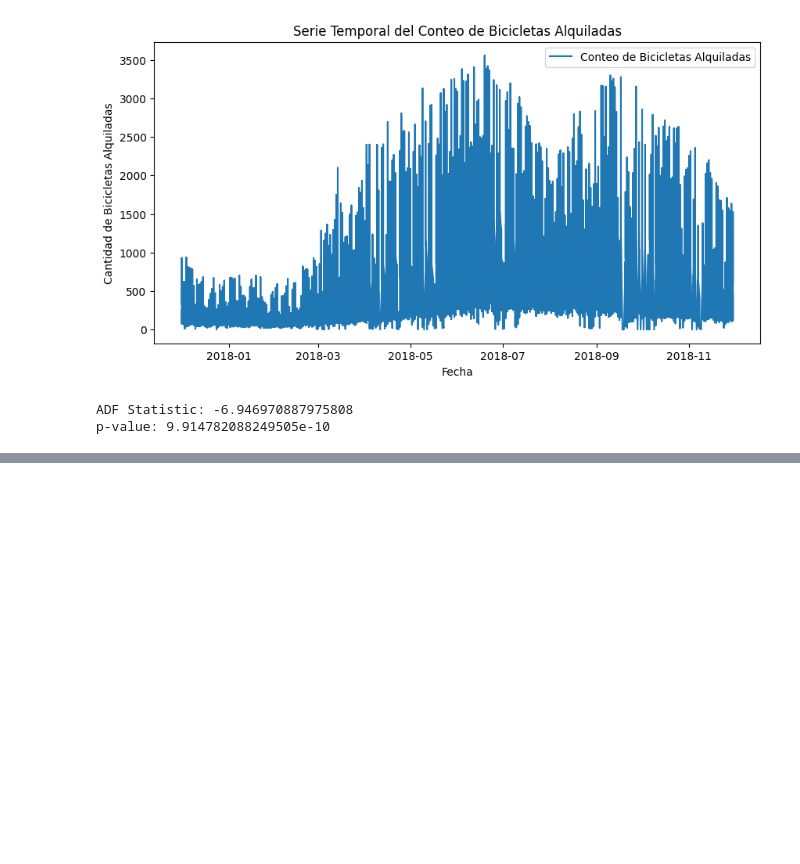
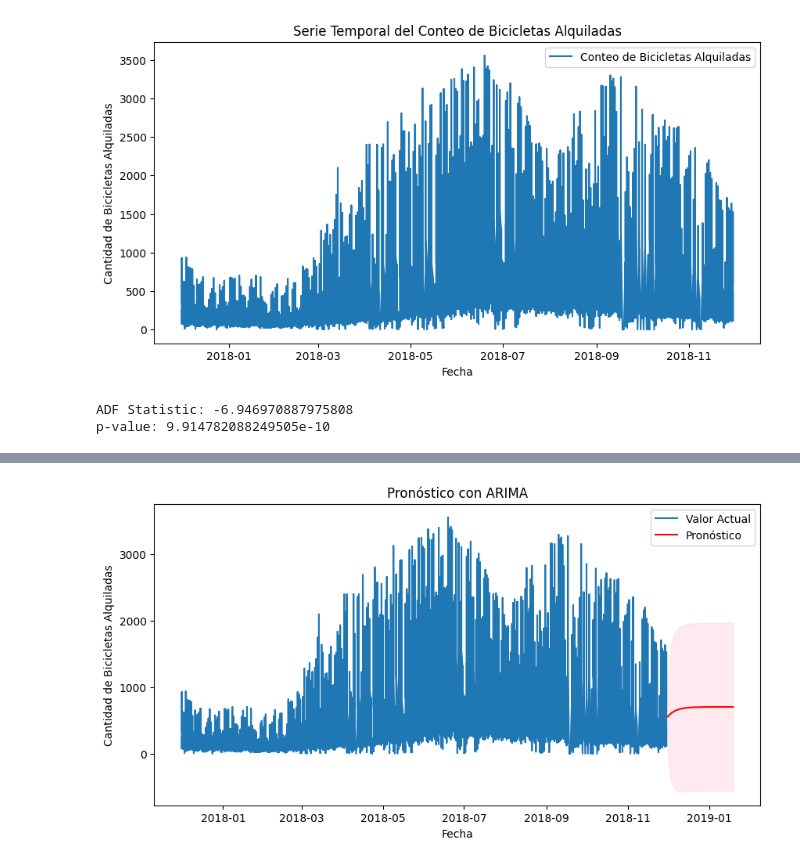
Before and after one commit to juanriosg12/proyecto1-data-trio, a Jupyter notebook: soportes/Modelamiento.ipynb, the cells around one changed output, grey strips where cells are left out. Saved outputs shown, nothing was run; the diff lists cells and outputs as text; code cells hidden in the pictures; blank space fills up the shorter version.

```diff
--- a/soportes/Modelamiento.ipynb
+++ b/soportes/Modelamiento.ipynb
@@ -157,0 +250,23 @@ RMSE: 264.18108762815103
+# %%
+# Pronosticar los próximos 50 períodos
+forecast = model_fit.get_forecast(steps=50)
+forecast_index = pd.date_range(start=data1.index[-1], periods=51, freq='D')[1:]
+
+# Obtener predicciones y errores estándar
+forecast_mean = forecast.predicted_mean
+forecast_ci = forecast.conf_int()
+
+# Visualizar el pronóstico
+plt.figure(figsize=(10, 5))
+plt.plot(data1.index, data1['Rented Bike Count'], label='Valor Actual')
+plt.plot(forecast_index, forecast_mean, label='Pronóstico', color='red')
+plt.fill_between(forecast_index,
+                 forecast_ci.iloc[:, 0],
+                 forecast_ci.iloc[:, 1], color='pink', alpha=0.3)
+plt.xlabel('Fecha')
+plt.ylabel('Cantidad de Bicicletas Alquiladas')
+plt.title('Pronóstico con ARIMA')
+plt.legend()
+plt.show()
+# %% [output]
+[figure, added]
```
Also changed, not shown: parts of 16 cells of this notebook.
